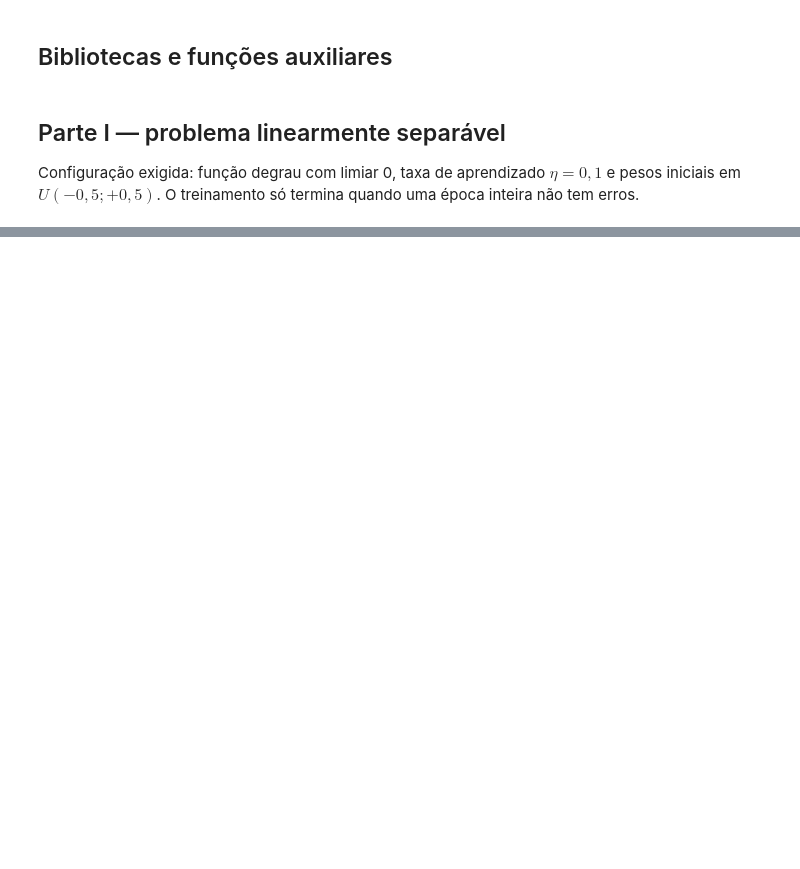
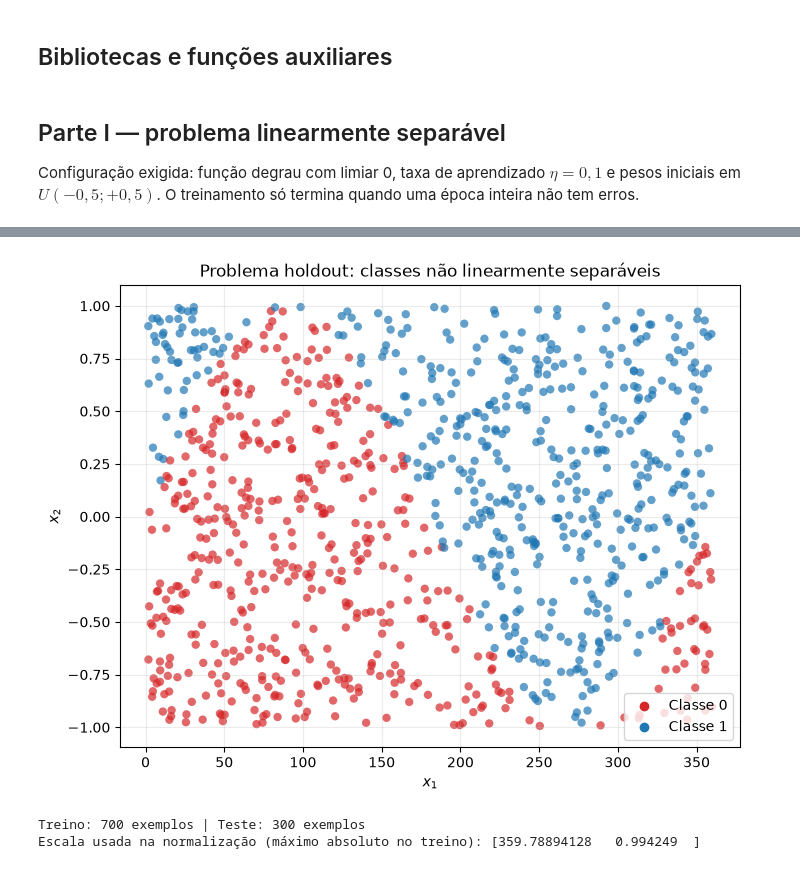
Before and after one commit to devrennankaue/perceptron-rosenblatt-Rennan-Danilo, a Jupyter notebook: PP2_1_Perceptron_Rosenblatt.ipynb, the cells around one changed output, grey strips where cells are left out. Cells and saved outputs as stored; diff of their text form; code cells hidden in the pictures; blank space fills up the shorter version.

```diff
--- a/PP2_1_Perceptron_Rosenblatt.ipynb
+++ b/PP2_1_Perceptron_Rosenblatt.ipynb
@@ -21,8 +21,9 @@ import random
 
 import matplotlib.pyplot as plt
 import numpy as np
+import pandas as pd
 
-DADOS = Path('../rna-2026.2-pp2.1/dados')
+DADOS = Path('dados')
 CORES = np.array(['tab:red', 'tab:blue'])
 
 def carregar_dados(nome_arquivo):
@@ -34,6 +35,16 @@ def carregar_dados(nome_arquivo):
     if not np.all(np.isin(y, [0, 1])):
         raise ValueError('Os rótulos devem pertencer a {0, 1}.')
     return X, y
+
+def normalizar(X, escala=None):
+    """Divide cada atributo pelo seu maior valor absoluto, levando-o a [-1, 1]."""
+    if escala is None:
+        escala = np.abs(X).max(axis=0)
+    return X / escala, escala
+
+def pesos_escala_original(pesos, escala):
+    """Converte pesos treinados em X/escala para o espaço original dos atributos."""
+    return np.concatenate(([pesos[0]], pesos[1:] / escala))
 
 def degrau(u):
     return (u >= 0).astype(int)
@@ -83,6 +94,8 @@ def plotar_dados_e_reta(X, y, pesos, ax, titulo):
         ax.plot(limites_x, limites_y, color='black', linewidth=2, label='Reta de separação')
     else:
         ax.axvline(-pesos[0] / pesos[1], color='black', linewidth=2, label='Reta de separação')
+    margem = 0.05 * (X[:, 1].max() - X[:, 1].min())
+    ax.set_ylim(X[:, 1].min() - margem, X[:, 1].max() + margem)
     ax.scatter([], [], color='tab:red', label='Classe 0')
     ax.scatter([], [], color='tab:blue', label='Classe 1')
     ax.set(title=titulo, xlabel='$x_1$', ylabel='$x_2$')
@@ -188,18 +249,25 @@ O conjunto é inicialmente visualizado para evidenciar a ausência de uma única
 # %%
 X_holdout, y_holdout = carregar_dados('dataHoldout20262.txt')
 fig, ax = plt.subplots(figsize=(8, 6))
 ax.scatter(X_holdout[:, 0], X_holdout[:, 1], c=CORES[y_holdout], alpha=0.7, edgecolors='none')
 ax.scatter([], [], color='tab:red', label='Classe 0')
 ax.scatter([], [], color='tab:blue', label='Classe 1')
 ax.set(title='Problema holdout: classes não linearmente separáveis', xlabel='$x_1$', ylabel='$x_2$')
 ax.legend()
 ax.grid(alpha=0.25)
 plt.show()
 
 gerador_holdout = np.random.default_rng(IDENTIFICADOR_EQUIPE)
 indices = gerador_holdout.permutation(X_holdout.shape[0])
 limite_treino = int(0.7 * X_holdout.shape[0])
 indices_treino, indices_teste = indices[:limite_treino], indices[limite_treino:]
 X_treino, y_treino = X_holdout[indices_treino], y_holdout[indices_treino]
 X_teste, y_teste = X_holdout[indices_teste], y_holdout[indices_teste]
+X_treino_norm, escala_holdout = normalizar(X_treino)
+X_teste_norm, _ = normalizar(X_teste, escala_holdout)
 print(f'Treino: {X_treino.shape[0]} exemplos | Teste: {X_teste.shape[0]} exemplos')
+print('Escala usada na normalização (máximo absoluto no treino):', escala_holdout)
+# %% [output]
+[figure, added]
+Treino: 700 exemplos | Teste: 300 exemplos
+Escala usada na normalização (máximo absoluto no treino): [359.78894128   0.994249  ]
```
Also changed, not shown: parts of 15 cells of this notebook.
